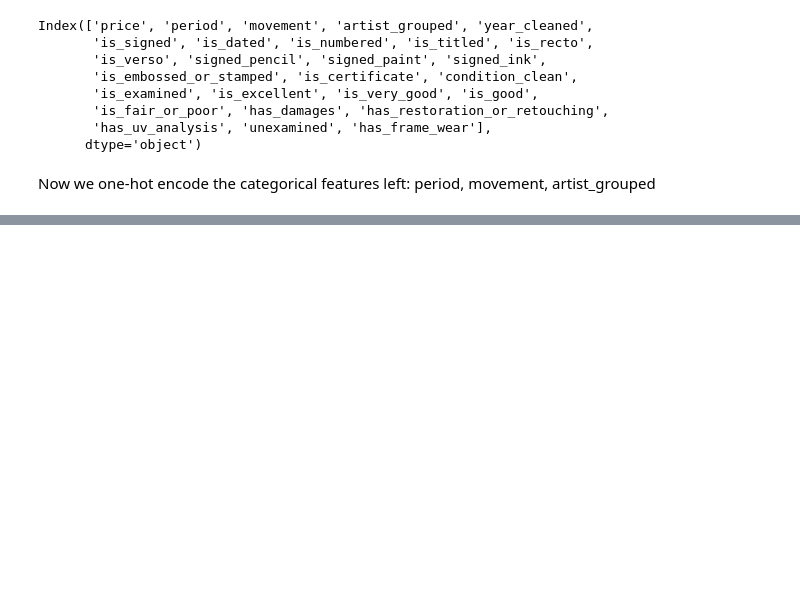
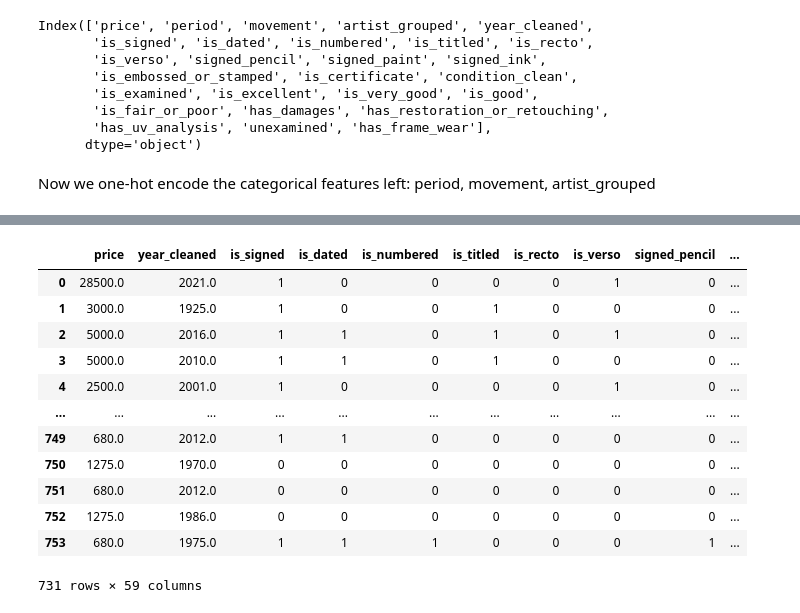
Before and after one commit to aql14/Art-Auction-Price-Prediction, a Jupyter notebook: notebooks/dataPreprocessing.ipynb, the cells around one changed output, grey strips where cells are left out. Drawn from its saved outputs; the diff is of its cells as text; code cells hidden in the pictures; blank space fills up the shorter version.

```diff
--- a/notebooks/dataPreprocessing.ipynb
+++ b/notebooks/dataPreprocessing.ipynb
@@ -264,0 +319,19 @@ TypeError: OneHotEncoder.__init__() got an unexpected keyword argument 'sparse'
+# %%
+# Display the first few rows of the processed DataFrame
+df_processed.drop(columns='condition_clean', inplace=True)
+# %%
+df_processed
+# %% [output]
+|  | price | year_cleaned | is_signed | is_dated | is_numbered | is_titled | is_recto | is_verso | signed_pencil | ... |
+| 0 | 28500.0 | 2021.0 | 1 | 0 | 0 | 0 | 0 | 1 | 0 | ... |
+| 1 | 3000.0 | 1925.0 | 1 | 0 | 0 | 1 | 0 | 0 | 0 | ... |
+| 2 | 5000.0 | 2016.0 | 1 | 1 | 0 | 1 | 0 | 1 | 0 | ... |
+| 3 | 5000.0 | 2010.0 | 1 | 1 | 0 | 1 | 0 | 0 | 0 | ... |
+| 4 | 2500.0 | 2001.0 | 1 | 0 | 0 | 0 | 0 | 1 | 0 | ... |
+| ... | ... | ... | ... | ... | ... | ... | ... | ... | ... | ... |
+| 749 | 680.0 | 2012.0 | 1 | 1 | 0 | 0 | 0 | 0 | 0 | ... |
+| 750 | 1275.0 | 1970.0 | 0 | 0 | 0 | 0 | 0 | 0 | 0 | ... |
+| 751 | 680.0 | 2012.0 | 0 | 0 | 0 | 0 | 0 | 0 | 0 | ... |
+| 752 | 1275.0 | 1986.0 | 0 | 0 | 0 | 0 | 0 | 0 | 0 | ... |
+| 753 | 680.0 | 1975.0 | 1 | 1 | 1 | 0 | 0 | 0 | 1 | ... |
+731 rows × 59 columns
```
Also changed, not shown: parts of 8 cells of this notebook, 1 other file.
